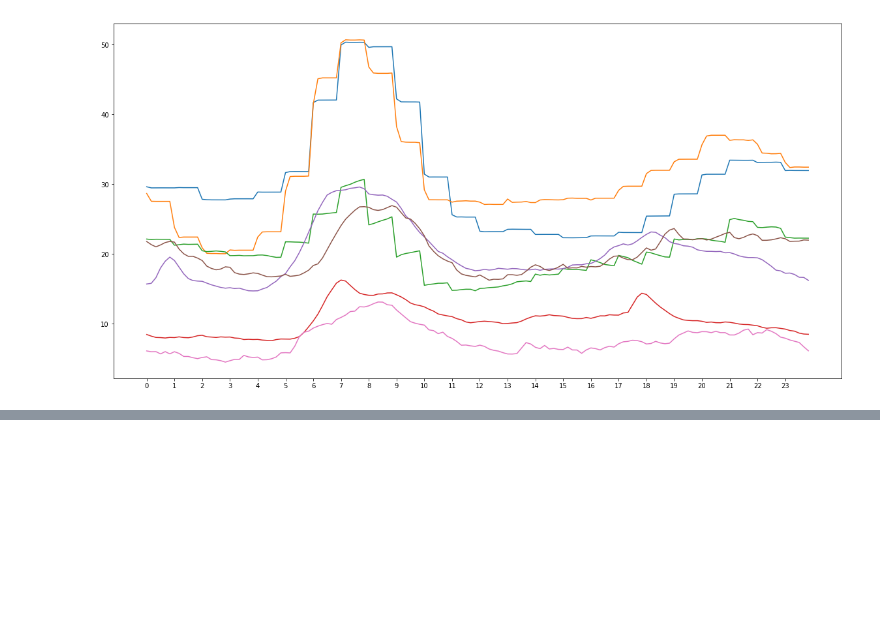
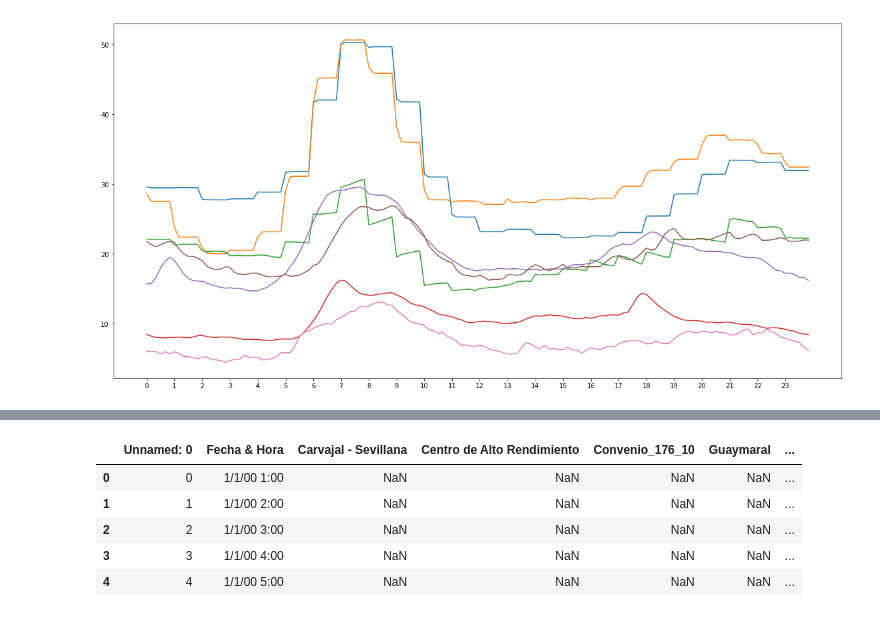
Before and after one commit to saint-germain/ideam, a Jupyter notebook: AOD_PM25/materialparticulado.ipynb, the cells around one changed output, grey strips where cells are left out. Drawn from its saved outputs; the diff is of its cells as text; code cells hidden in the pictures; blank space fills up the shorter version.

```diff
--- a/AOD_PM25/materialparticulado.ipynb
+++ b/AOD_PM25/materialparticulado.ipynb
@@ -94,0 +115,11 @@ NameError: name 'gdates' is not defined
+# %%
+dfch=pd.read_csv('cleanhrpm.csv')
+# %%
+dfch.head()
+# %% [output]
+|  | Unnamed: 0 | Fecha & Hora | Carvajal - Sevillana | Centro de Alto Rendimiento | Convenio_176_10 | Guaymaral | ... |
+| 0 | 0 | 1/1/00 1:00 | NaN | NaN | NaN | NaN | ... |
+| 1 | 1 | 1/1/00 2:00 | NaN | NaN | NaN | NaN | ... |
+| 2 | 2 | 1/1/00 3:00 | NaN | NaN | NaN | NaN | ... |
+| 3 | 3 | 1/1/00 4:00 | NaN | NaN | NaN | NaN | ... |
+| 4 | 4 | 1/1/00 5:00 | NaN | NaN | NaN | NaN | ... |
```
Also changed, not shown: parts of 22 cells of this notebook.
